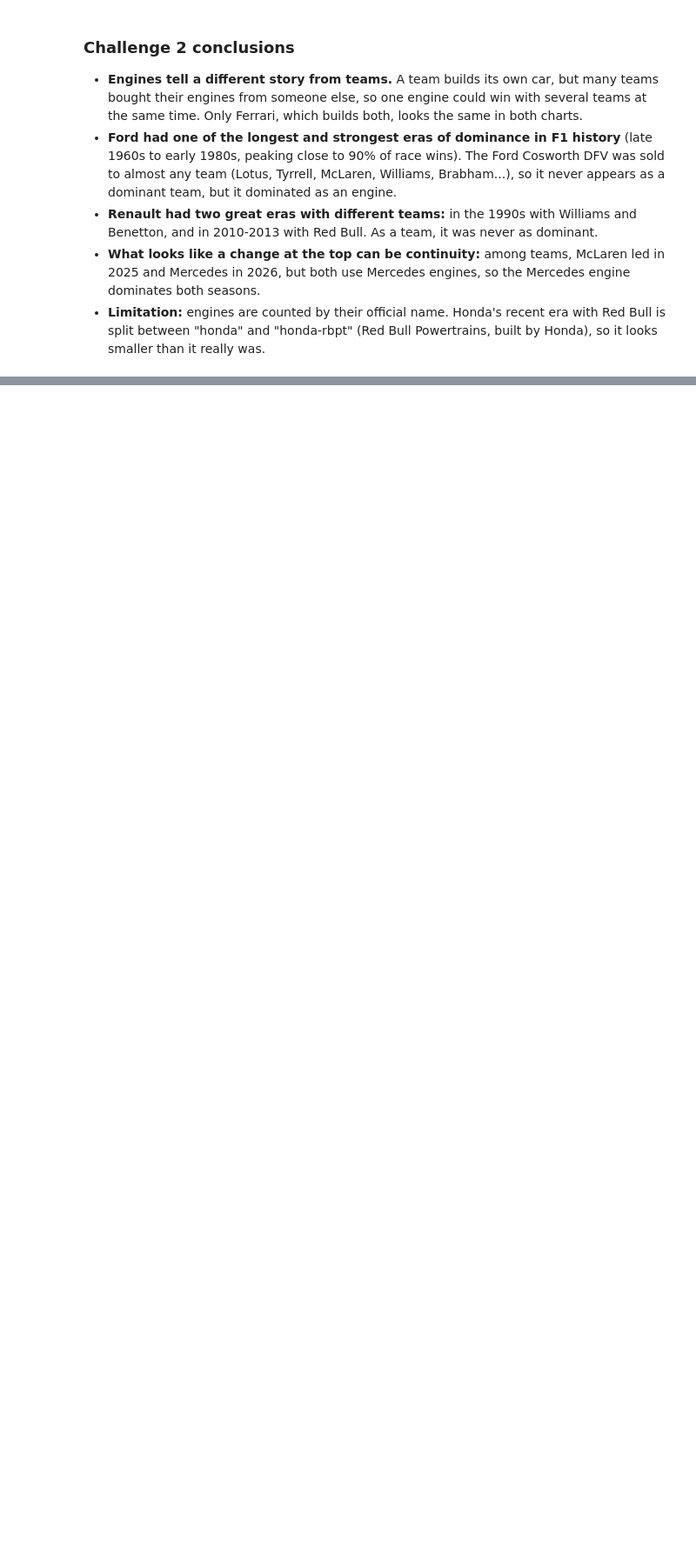
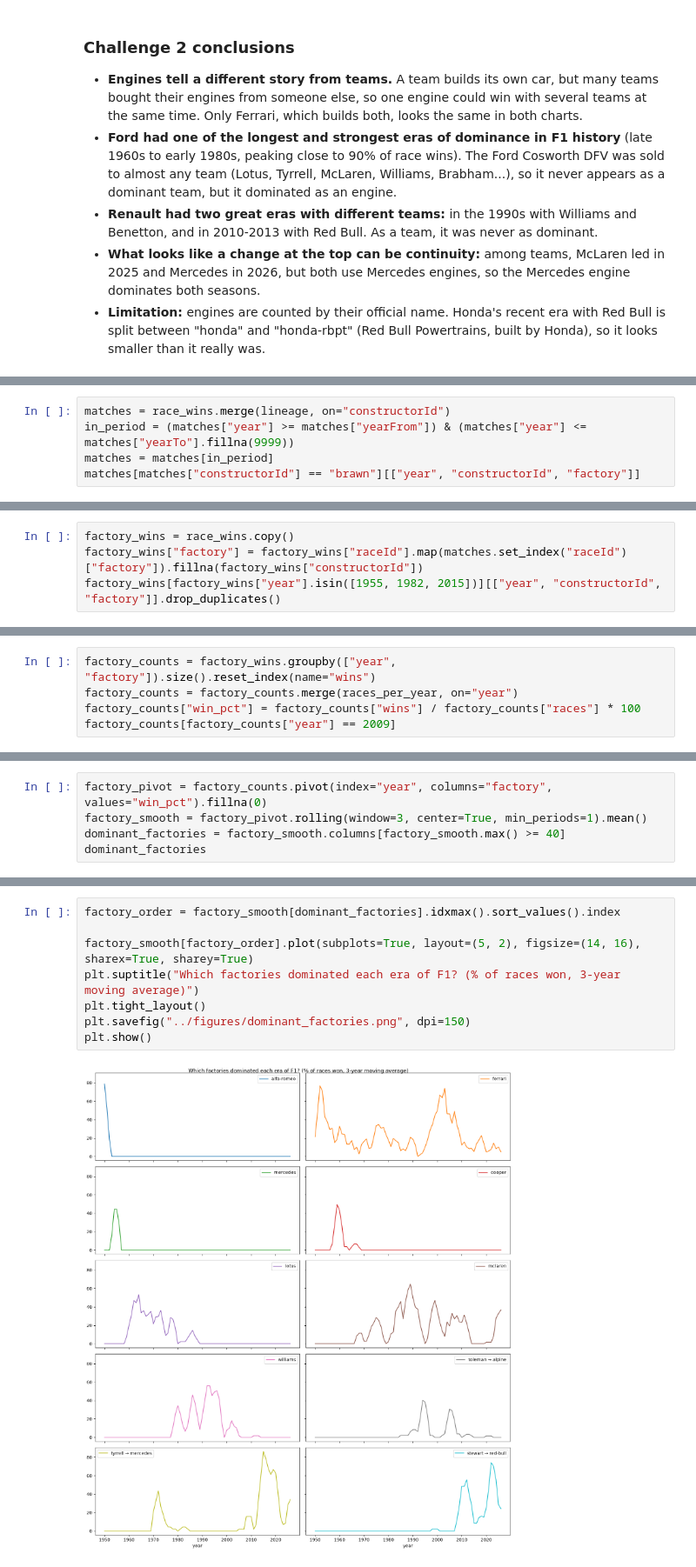
Before and after one commit to AliR-lab/f1-analytics, a Jupyter notebook: notebooks/01_dominant_teams.ipynb, the cells around one changed output, grey strips where cells are left out. Shown at 87% size. Drawn from its saved outputs; the diff is of its cells as text; blank space fills up the shorter version.

Commit message:
Add challenge 3: dominant teams grouped by factory

```diff
--- a/notebooks/01_dominant_teams.ipynb
+++ b/notebooks/01_dominant_teams.ipynb
@@ -399,0 +473,5 @@ plt.show()
+# %%
+matches = race_wins.merge(lineage, on="constructorId")
+in_period = (matches["year"] >= matches["yearFrom"]) & (matches["year"] <= matches["yearTo"].fillna(9999))
+matches = matches[in_period]
+matches[matches["constructorId"] == "brawn"][["year", "constructorId", "factory"]]
@@ -399,0 +488,4 @@ plt.show()
+# %%
+factory_wins = race_wins.copy()
+factory_wins["factory"] = factory_wins["raceId"].map(matches.set_index("raceId")["factory"]).fillna(factory_wins["constructorId"])
+factory_wins[factory_wins["year"].isin([1955, 1982, 2015])][["year", "constructorId", "factory"]].drop_duplicates()
@@ -399,0 +505,5 @@ plt.show()
+# %%
+factory_counts = factory_wins.groupby(["year", "factory"]).size().reset_index(name="wins")
+factory_counts = factory_counts.merge(races_per_year, on="year")
+factory_counts["win_pct"] = factory_counts["wins"] / factory_counts["races"] * 100
+factory_counts[factory_counts["year"] == 2009]
@@ -399,0 +516,5 @@ plt.show()
+# %%
+factory_pivot = factory_counts.pivot(index="year", columns="factory", values="win_pct").fillna(0)
+factory_smooth = factory_pivot.rolling(window=3, center=True, min_periods=1).mean()
+dominant_factories = factory_smooth.columns[factory_smooth.max() >= 40]
+dominant_factories
@@ -399,0 +526,10 @@ plt.show()
+# %%
+factory_order = factory_smooth[dominant_factories].idxmax().sort_values().index
+
+factory_smooth[factory_order].plot(subplots=True, layout=(5, 2), figsize=(14, 16), sharex=True, sharey=True)
+plt.suptitle("Which factories dominated each era of F1? (% of races won, 3-year moving average)")
+plt.tight_layout()
+plt.savefig("../figures/dominant_factories.png", dpi=150)
+plt.show()
+# %% [output]
+[figure, added]
```
Also changed, not shown: parts of 16 cells of this notebook, 1 other file.
